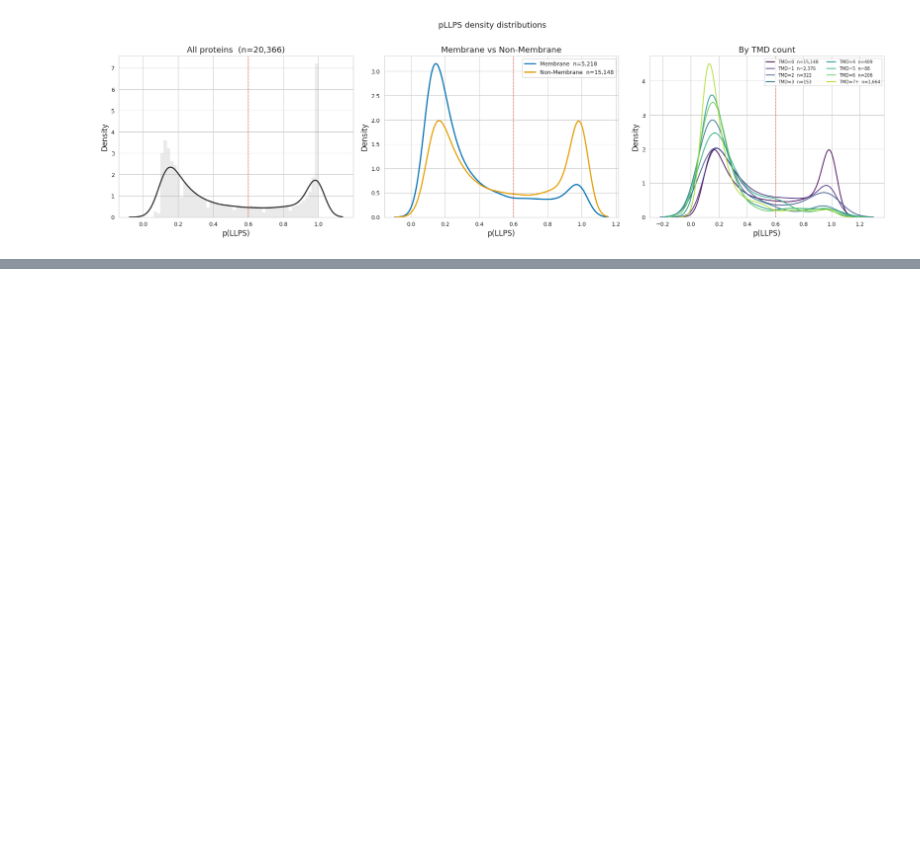
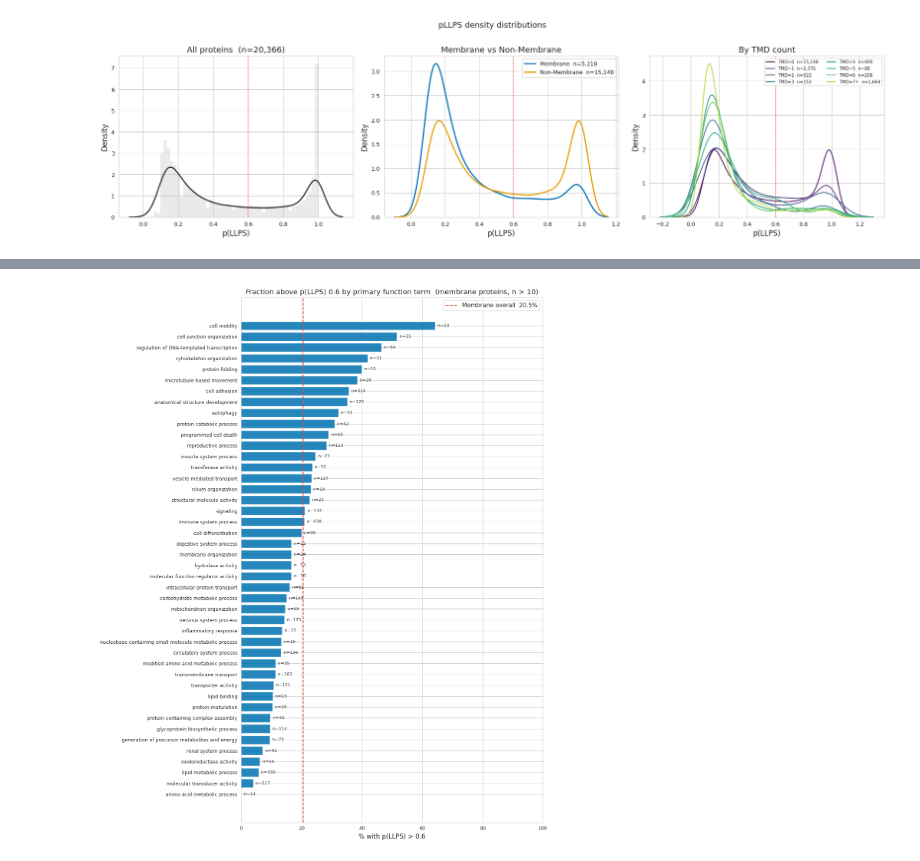
Before and after one commit to j-a-hill/mem_prot_llps, a Jupyter notebook: notebooks/02_plot.ipynb, the cells around one changed output, grey strips where cells are left out. Cells and saved outputs as stored; diff of their text form; code cells hidden in the pictures; blank space fills up the shorter version.

```diff
--- a/notebooks/02_plot.ipynb
+++ b/notebooks/02_plot.ipynb
@@ -380 +272,30 @@ NameError: name 'mem' is not defined
+# %%
+# Fig 8 — % above cutoff by primary function term (membrane subset, n > 10)
+overall_pct = 100 * (mem["p(LLPS)"] > CUTOFF).sum() / len(mem)
+
+func_stats = (
+    mem[["Function_Top", "p(LLPS)"]].dropna(subset=["Function_Top"])
+    .query("Function_Top != 'Other'")
+    .groupby("Function_Top")["p(LLPS)"]
+    .agg(n="count", n_above=lambda s: (s > CUTOFF).sum())
+    .reset_index()
+)
+func_stats["pct"] = 100 * func_stats["n_above"] / func_stats["n"]
+func_stats_filt = func_stats[func_stats["n"] > 10].sort_values("pct", ascending=True)
+
+fig, ax = plt.subplots(figsize=(12, max(7, 0.3 * len(func_stats_filt) + 1.5)))
+ax.barh(func_stats_filt["Function_Top"], func_stats_filt["pct"], color=C["Membrane"], alpha=0.85, edgecolor="white")
+ax.axvline(overall_pct, color="#e74c3c", linestyle="--", linewidth=1.5,
+           label=f"Membrane overall  {overall_pct:.1f}%")
+for y, (_, row) in enumerate(func_stats_filt.iterrows()):
+    ax.text(row["pct"] + 0.8, y, f"n={int(row['n'])}", va="center", fontsize=8, color="#333333")
+ax.set(xlim=(0, max(100, func_stats_filt["pct"].max() * 1.12)), xlabel=f"% with p(LLPS) > {CUTOFF}", ylabel="",
+       title=f"Fraction above p(LLPS) {CUTOFF} by primary function term  (membrane proteins, n > 10)")
+ax.tick_params(axis="y", labelsize=9)
+ax.legend()
+plt.tight_layout()
+plt.savefig(FIG_DIR / "fig8_pct_above_cutoff_function.png", dpi=300, bbox_inches="tight")
+plt.show()
+# %% [output]
+[figure, added]
 # %%
```
Also changed, not shown: parts of 8 cells of this notebook, 1 other file.
